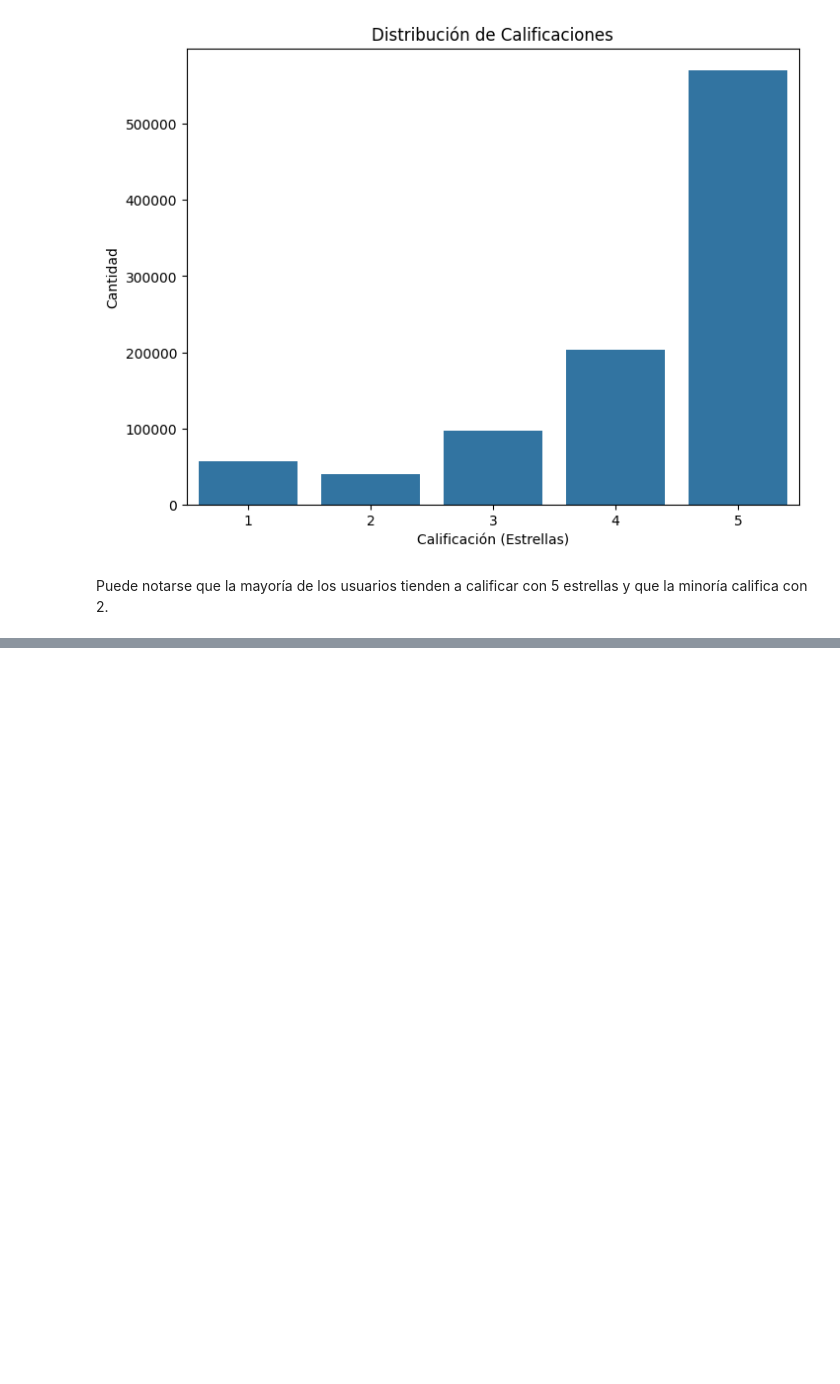
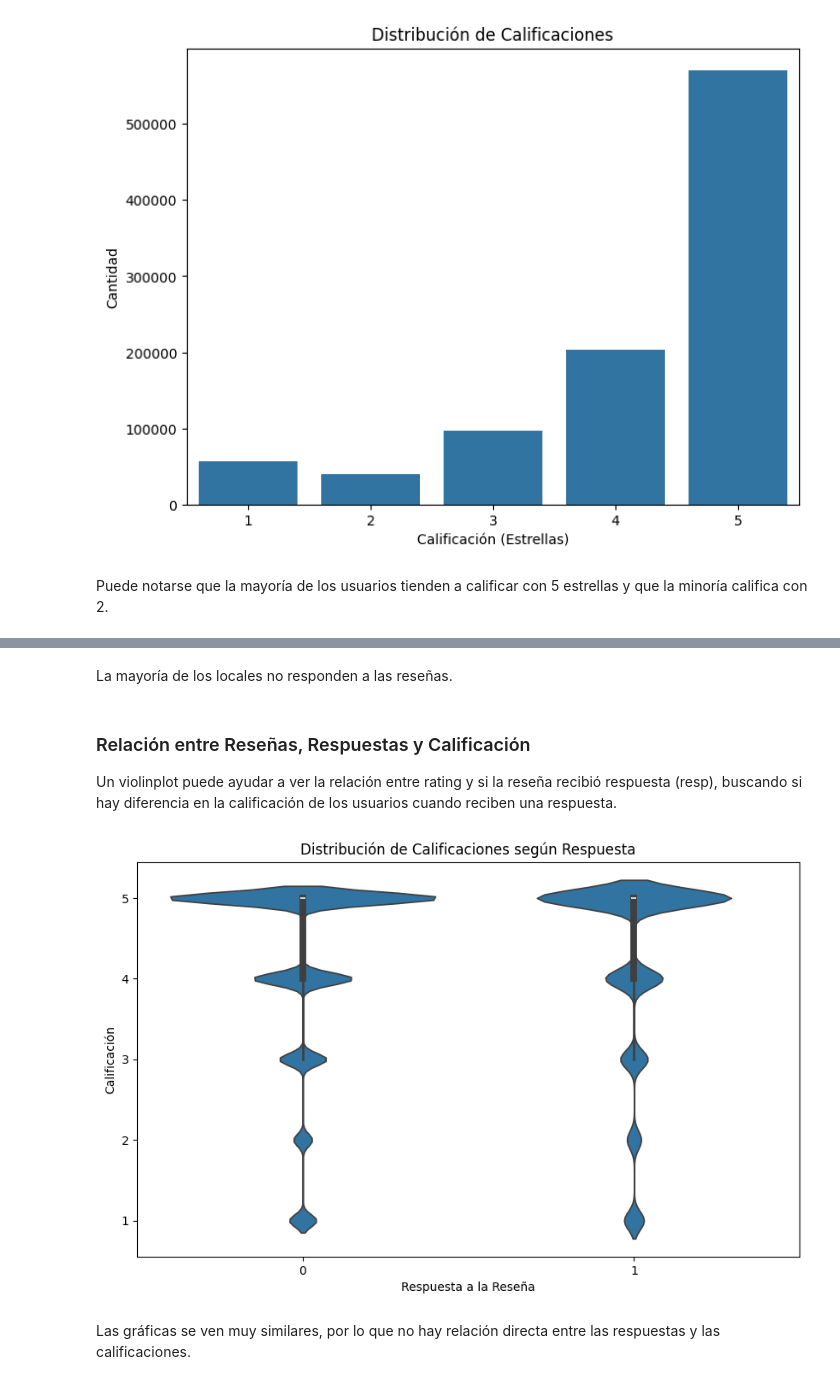
Before and after one commit to nasae-nta/Google-Yelp, a Jupyter notebook: notebooks/ETLs & EDAs/EDA-Florida.ipynb, the cells around one changed output, grey strips where cells are left out. Saved outputs shown, nothing was run; the diff lists cells and outputs as text; code cells hidden in the pictures; blank space fills up the shorter version.

```diff
--- a/notebooks/ETLs & EDAs/EDA-Florida.ipynb
+++ b/notebooks/ETLs & EDAs/EDA-Florida.ipynb
@@ -163,0 +187,16 @@ AttributeError: Rectangle.set() got an unexpected keyword argument 'kind'
+# %% [markdown]
+La mayoría de los locales no responden a las reseñas.
+# %% [markdown]
+### Relación entre Reseñas, Respuestas y Calificación
+Un violinplot puede ayudar a ver la relación entre rating y si la reseña recibió respuesta (resp), buscando si hay diferencia en la calificación de los usuarios cuando reciben una respuesta.
+# %%
+plt.figure(figsize=(10, 6))
+sns.violinplot(x='resp', y='rating', data=reviews)
+plt.title('Distribución de Calificaciones según Respuesta')
+plt.xlabel('Respuesta a la Reseña')
+plt.ylabel('Calificación')
+plt.show()
+# %% [output]
+[figure, added]
+# %% [markdown]
+Las gráficas se ven muy similares, por lo que no hay relación directa entre las respuestas y las calificaciones.
```
Also changed, not shown: parts of 19 cells of this notebook, 1 other file.
